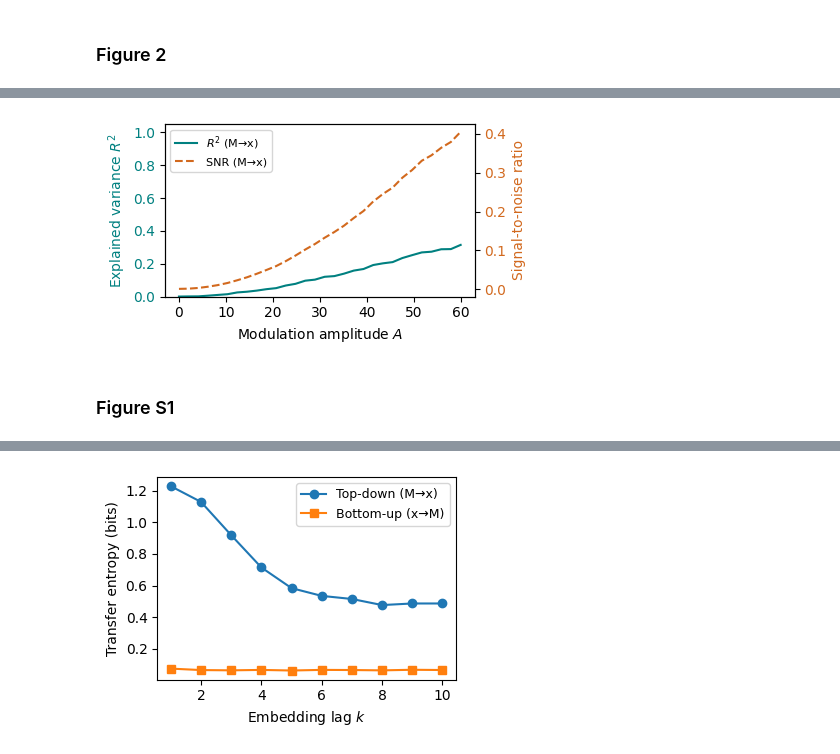
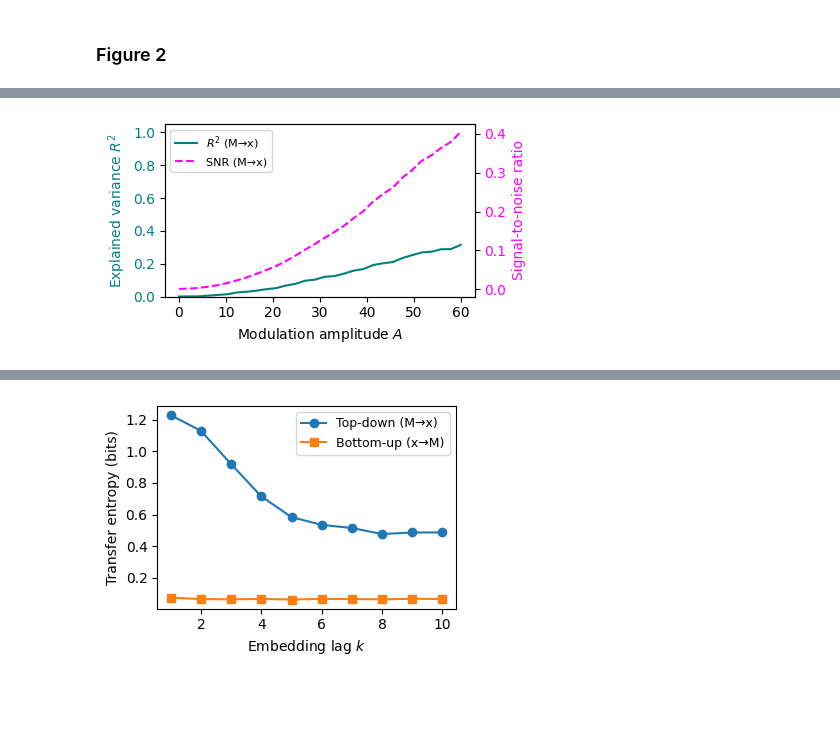
Before and after one commit to celiablanco/macro_to_micro, a Jupyter notebook: macro_to_micro_figs.ipynb, the cells around one changed output, grey strips where cells are left out. Saved outputs shown, nothing was run; the diff lists cells and outputs as text; code cells hidden in the pictures; blank space fills up the shorter version.

```diff
--- a/macro_to_micro_figs.ipynb
+++ b/macro_to_micro_figs.ipynb
@@ -288,34 +358,32 @@ for idx, A in enumerate(A_values):
     X_design = M_n.reshape(-1, 1)
     model = LinearRegression().fit(X_design, xi)
     xi_hat = model.predict(X_design)
 
     # R^2
     r2_list[idx] = r2_score(xi, xi_hat)
 
     # SNR = var(M) / var(residuals)
     signal_var   = np.var(M_n)
     residual_var = np.var(xi - xi_hat)
     snr_list[idx] = signal_var / residual_var if residual_var > 0 else np.inf
 
 # Plot
 fig, ax1 = plt.subplots(figsize=(4.5, 2.5))
 color_r2  = 'teal'
-color_snr = 'chocolate'
+color_snr = 'magenta'
 ax1.set_xlabel("Modulation amplitude $A$")
 ax1.set_ylabel("Explained variance $R^2$", color=color_r2)
 ax1.plot(A_values, r2_list, color=color_r2, label="$R^2$ (M→x)")
 ax1.tick_params(axis='y', labelcolor=color_r2)
 ax1.set_ylim(0, 1.05)
 ax2 = ax1.twinx()
 ax2.set_ylabel("Signal-to-noise ratio", color=color_snr)
 ax2.plot(A_values, snr_list, color=color_snr, label="SNR (M→x)", ls='--')
 ax2.tick_params(axis='y', labelcolor=color_snr)
 lines_1, labels_1 = ax1.get_legend_handles_labels()
 lines_2, labels_2 = ax2.get_legend_handles_labels()
 ax1.legend(lines_1 + lines_2, labels_1 + labels_2, loc="upper left", fontsize=8)
 plt.tight_layout()
 plt.show()
 # %% [output]
-[figure, old version]
+[figure, new version]
-# %% [markdown]
-### Figure S1
```
Also changed, not shown: parts of 15 cells of this notebook.
